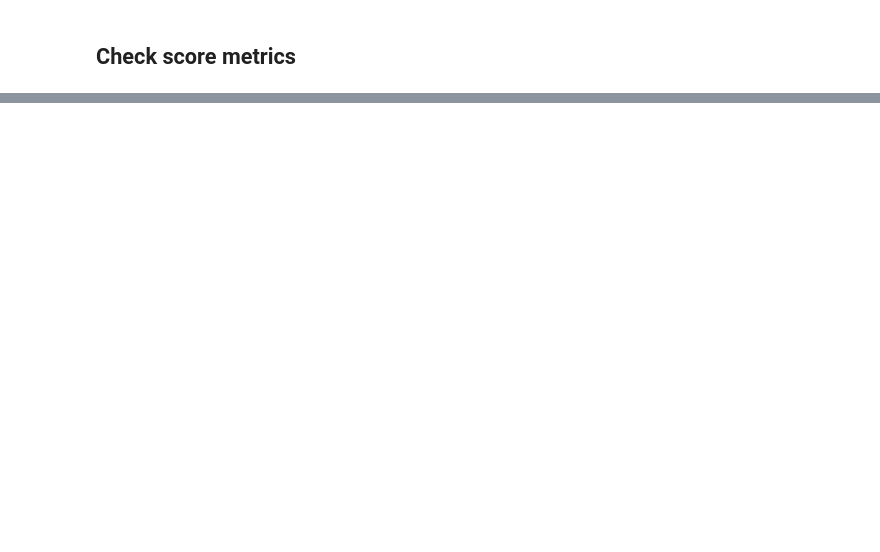
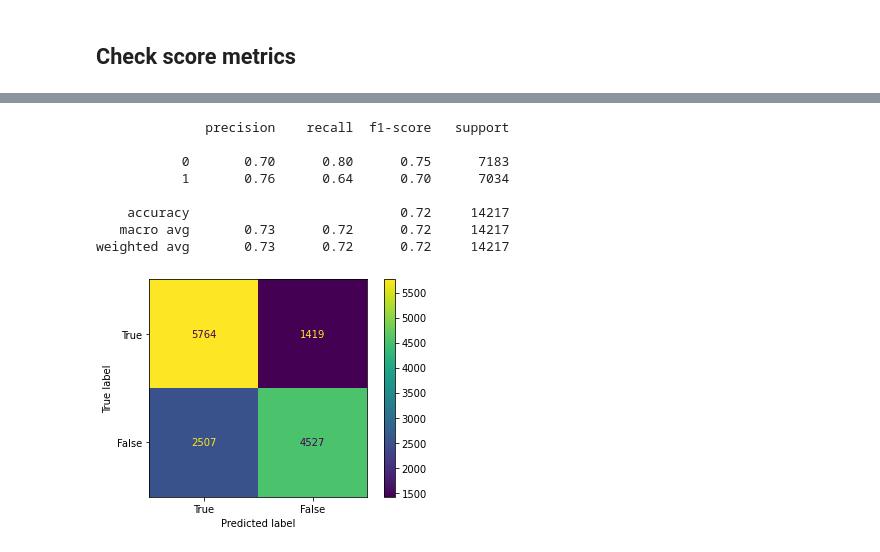
Before and after one commit to felix-tjernberg/machine-learning, a Jupyter notebook: lab/2-4-model-select-functions-creation.ipynb, the cells around one changed output, grey strips where cells are left out. Cells and saved outputs as stored; diff of their text form; code cells hidden in the pictures; blank space fills up the shorter version.

```diff
--- a/lab/2-4-model-select-functions-creation.ipynb
+++ b/lab/2-4-model-select-functions-creation.ipynb
@@ -111,0 +85,39 @@ weighted avg       0.73      0.73      0.72     22374
+# %%
+def search_score_and_evalute_parameters(X_train, X_test, y_train, y_test, model, model_parameter_grid:dict, scoring_method:str):
+    (
+    fitted_model,
+    model_parameters_and_score,
+    model_score_raw,
+    ) = search_hyper_parameters(
+        X_train,
+        y_train,
+        model,
+        model_parameter_grid,
+        scoring_method
+    )
+    show_evaluation_metrics(fitted_model, X_test, y_test)
+    return fitted_model, model_parameters_and_score, model_score_raw
+# %%
+(
+    logistic_regression_model,
+    logistic_regression_model_parameters_and_score,
+    logistic_regression_model_score_raw,
+) = search_score_and_evalute_parameters(
+    X_train_eval,
+    X_test_eval,
+    y_train_eval,
+    y_test_eval,
+    pipeline_logistic_regression,
+    pipeline_logistic_regression_parameter_grid,
+    "recall",
+)
+# %% [output]
+              precision    recall  f1-score   support
+
+           0       0.70      0.80      0.75      7183
+           1       0.76      0.64      0.70      7034
+
+    accuracy                           0.72     14217
+   macro avg       0.73      0.72      0.72     14217
+weighted avg       0.73      0.72      0.72     14217
+[figure, added]
```
Also changed, not shown: parts of 20 cells of this notebook, 1 other file.
